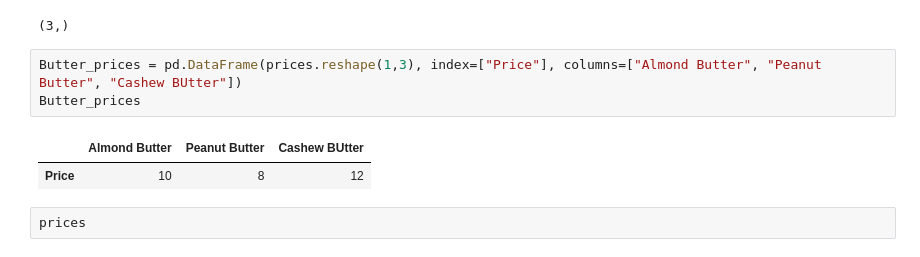
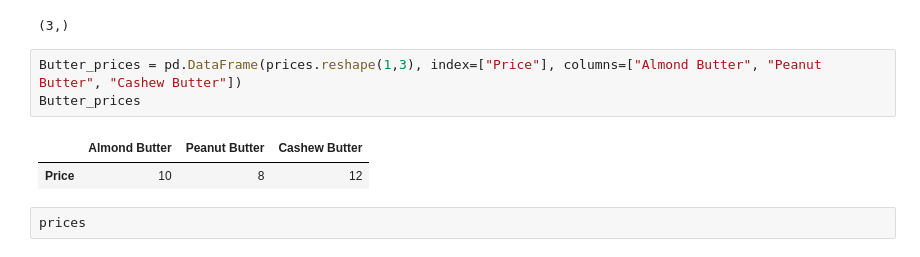
Before and after one commit to ParasKore2003/Machine-Learning, a Jupyter notebook: Practice/Numpy/Introduction_to_numpy.ipynb, the cells around one changed output. Cells and saved outputs as stored; diff of their text form.

```diff
--- a/Practice/Numpy/Introduction_to_numpy.ipynb
+++ b/Practice/Numpy/Introduction_to_numpy.ipynb
@@ -584,10 +584,10 @@ prices.shape
 # %% [output]
 (3,)
 # %%
-Butter_prices = pd.DataFrame(prices.reshape(1,3), index=["Price"], columns=["Almond Butter", "Peanut Butter", "Cashew BUtter"])
+Butter_prices = pd.DataFrame(prices.reshape(1,3), index=["Price"], columns=["Almond Butter", "Peanut Butter", "Cashew Butter"])
 Butter_prices
 # %% [output]
-|  | Almond Butter | Peanut Butter | Cashew BUtter |
+|  | Almond Butter | Peanut Butter | Cashew Butter |
 | Price | 10 | 8 | 12 |
 # %%
 prices
```
Also changed, not shown: parts of 9 cells of this notebook.
